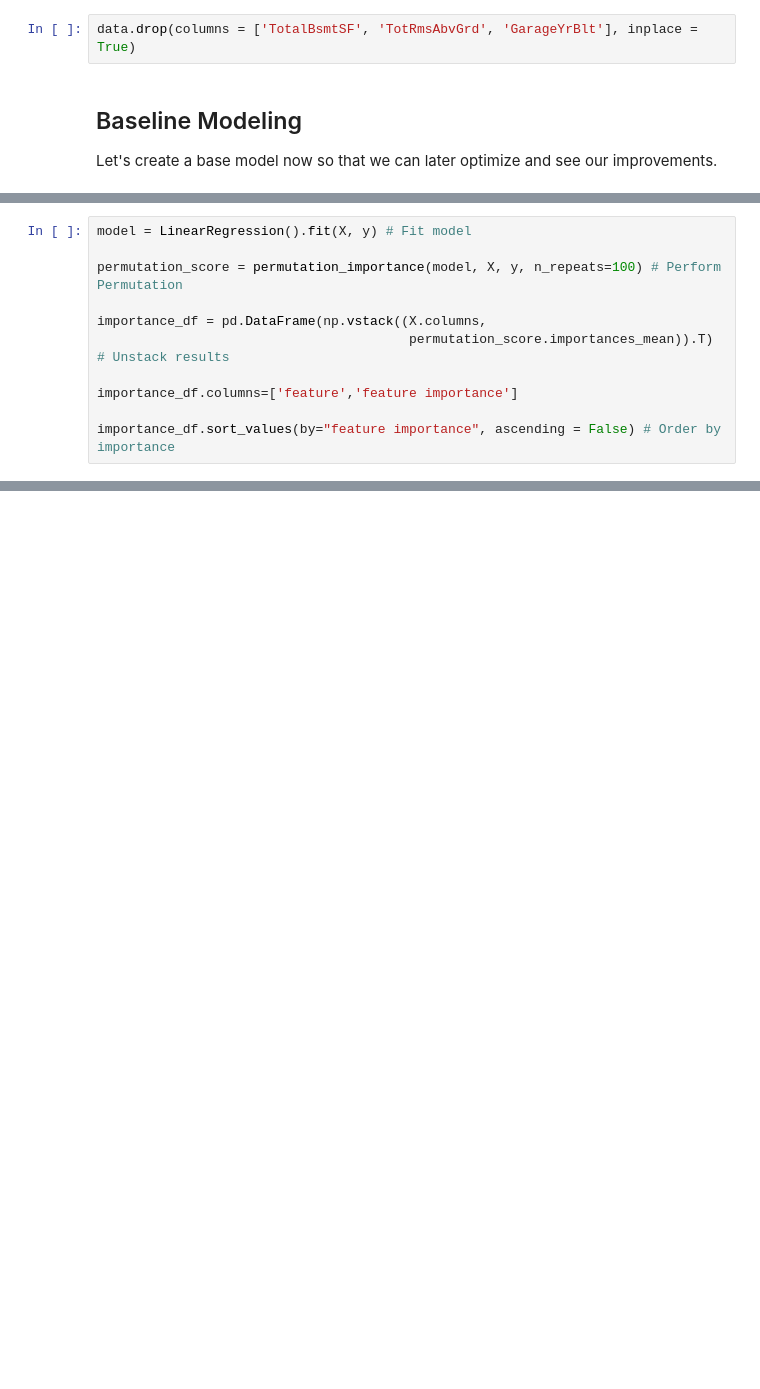
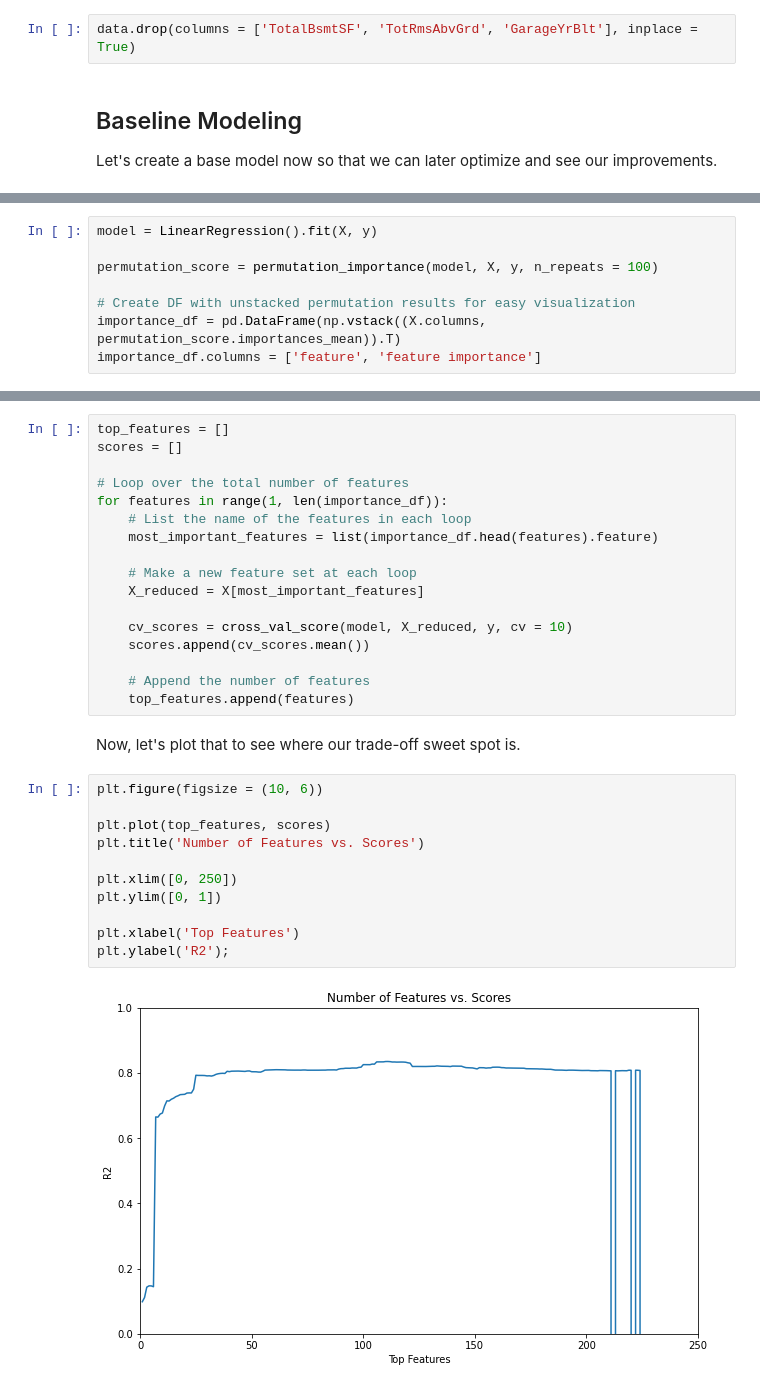
Before and after one commit to Bruncky/Complori, a Jupyter notebook: housing_ml.ipynb, the cells around one changed output, grey strips where cells are left out. Drawn from its saved outputs; the diff is of its cells as text; blank space fills up the shorter version.

Commit message:
Wrapped up modeling

```diff
--- a/housing_ml.ipynb
+++ b/housing_ml.ipynb
@@ -468,11 +474,8 @@ Error:
 # %%
-model = LinearRegression().fit(X, y) # Fit model
+model = LinearRegression().fit(X, y)
 
-permutation_score = permutation_importance(model, X, y, n_repeats=100) # Perform Permutation
+permutation_score = permutation_importance(model, X, y, n_repeats = 100)
 
-importance_df = pd.DataFrame(np.vstack((X.columns,
-                                        permutation_score.importances_mean)).T) # Unstack results
-
-importance_df.columns=['feature','feature importance']
-
-importance_df.sort_values(by="feature importance", ascending = False) # Order by importance
+# Create DF with unstacked permutation results for easy visualization
+importance_df = pd.DataFrame(np.vstack((X.columns, permutation_score.importances_mean)).T)
+importance_df.columns = ['feature', 'feature importance']
@@ -478,0 +506,32 @@ importance_df.sort_values(by="feature importance", ascending = False) # Order by
+# %%
+top_features = []
+scores = []
+
+# Loop over the total number of features
+for features in range(1, len(importance_df)):
+    # List the name of the features in each loop
+    most_important_features = list(importance_df.head(features).feature)
+
+    # Make a new feature set at each loop
+    X_reduced = X[most_important_features]
+
+    cv_scores = cross_val_score(model, X_reduced, y, cv = 10)
+    scores.append(cv_scores.mean())
+
+    # Append the number of features
+    top_features.append(features)
+# %% [markdown]
+Now, let's plot that to see where our trade-off sweet spot is.
+# %%
+plt.figure(figsize = (10, 6))
+
+plt.plot(top_features, scores)
+plt.title('Number of Features vs. Scores')
+
+plt.xlim([0, 250])
+plt.ylim([0, 1])
+
+plt.xlabel('Top Features')
+plt.ylabel('R2');
+# %% [output]
+[figure, added]
```
Also changed, not shown: parts of 8 cells of this notebook.
